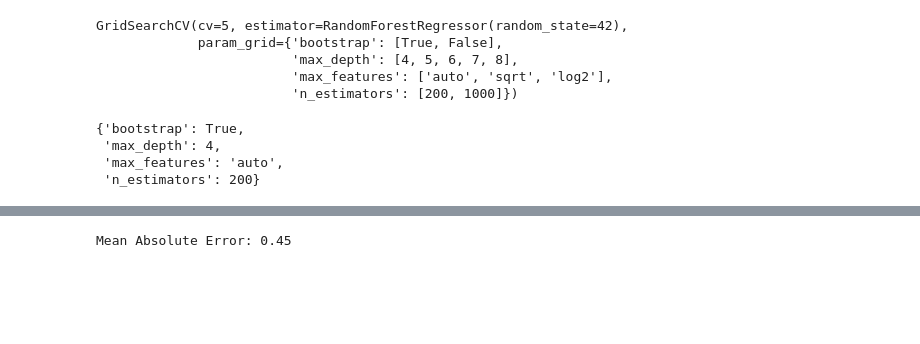
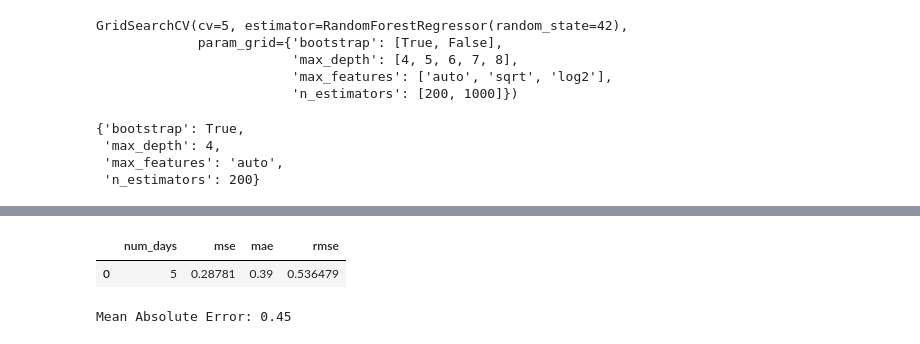
Before and after one commit to benplatten/DMT_A1, a Jupyter notebook: modelling.ipynb, the cells around one changed output, grey strips where cells are left out. Cells and saved outputs as stored; diff of their text form; code cells hidden in the pictures; blank space fills up the shorter version.

```diff
--- a/modelling.ipynb
+++ b/modelling.ipynb
@@ -206,7 +206,7 @@ features = np.array(features)
 
 train_features, test_features, train_target, test_target = train_test_split(features, target, test_size = 0.25, random_state = 42)
 
-rf2 = RandomForestRegressor(n_estimators = 200, random_state = 42,bootstrap= True,max_depth= 4,max_features='auto')
+rf2 = RandomForestRegressor(n_estimators = 1000)
 
 rf2.fit(train_features, train_target);
 
@@ -221,3 +221,5 @@ Mean Absolute Error: 0.41
+# %%
+mae = round(np.mean(errors2), 2)
 # %%
 mse = mean_squared_error(test_target,predictions2)
 print(mse)
@@ -229,3 +231,18 @@ print(rmse)
+# %%
+num_days = 5
+# %%
+output_data = {
+    'num_days':[num_days],
+    'mse' :[mse],
+    'mae':[mae],
+    'rmse':[rmse]
+}
+# %%
+testdf = pd.DataFrame (output_data, columns = ['num_days','mse','mae','rmse'])
+testdf.head()
+# %% [output]
+|  | num_days | mse | mae | rmse |
+| 0 | 5 | 0.28781 | 0.39 | 0.536479 |
 # %%
 # uni-variate Random Forrest
 # %%
```
Also changed, not shown: parts of 3 cells of this notebook, 6 other files.
